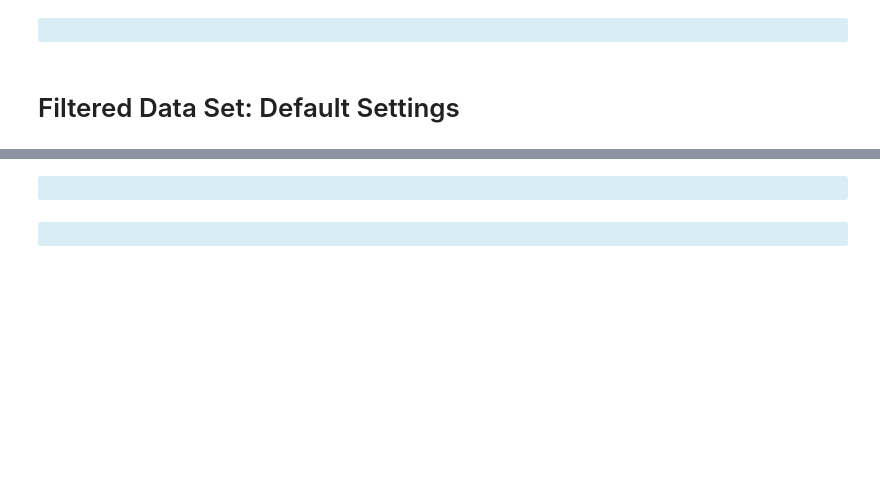
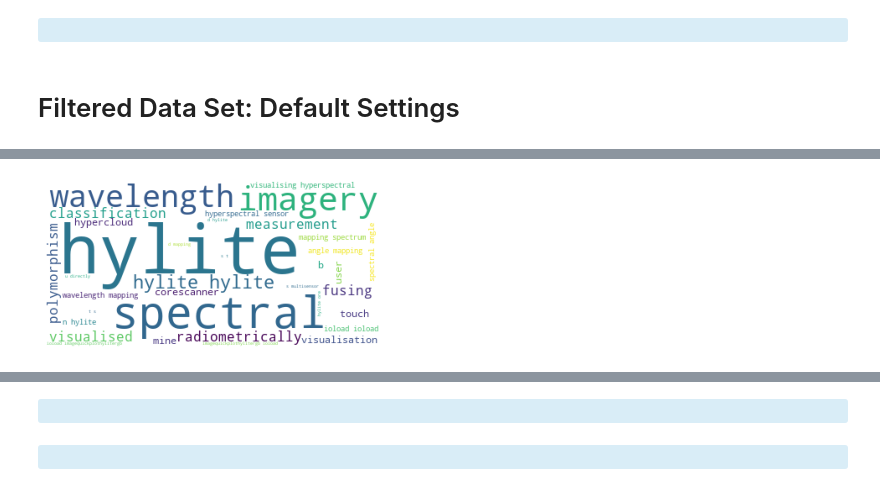
Before and after one commit to CSolitaire/side_projects, a Jupyter notebook: topic_modeling.ipynb, the cells around one changed output, grey strips where cells are left out. Cells and saved outputs as stored; diff of their text form; code cells hidden in the pictures; blank space fills up the shorter version.

```diff
--- a/topic_modeling.ipynb
+++ b/topic_modeling.ipynb
@@ -1183,0 +1211,7 @@ t17_words = ' '.join(df3[df3.Topic ==17].text_filtered)
+# %%
+img = WordCloud(background_color='white').generate(t6_words)
+plt.imshow(img)
+plt.axis('off')
+plt.show()
+# %% [output]
+[figure, added]
```
Also changed, not shown: parts of 61 cells of this notebook.
